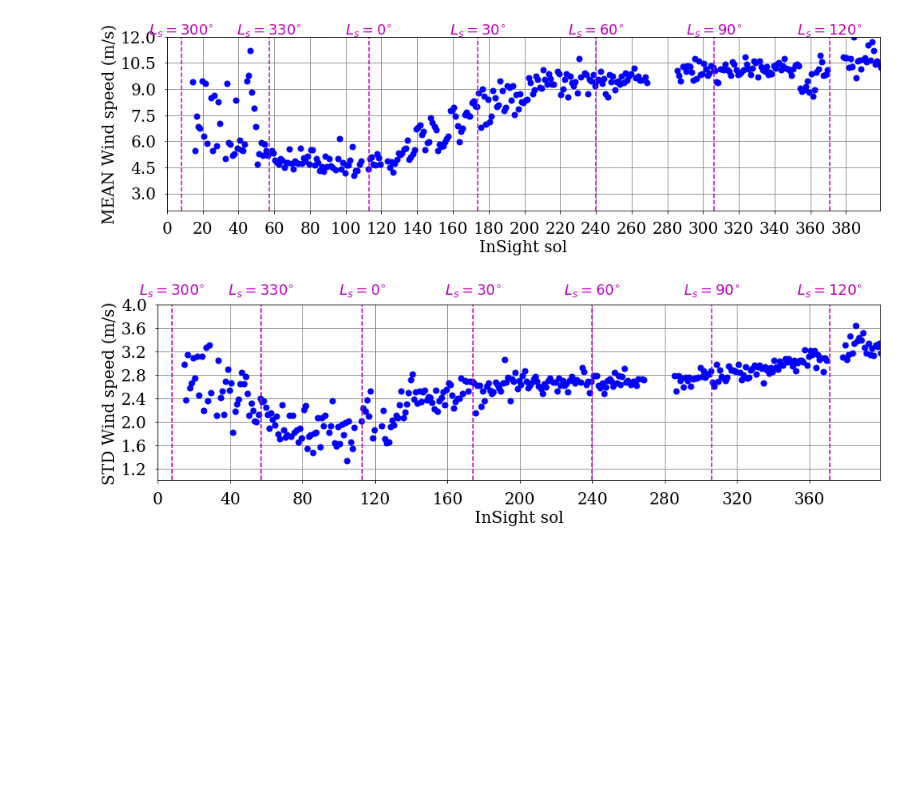
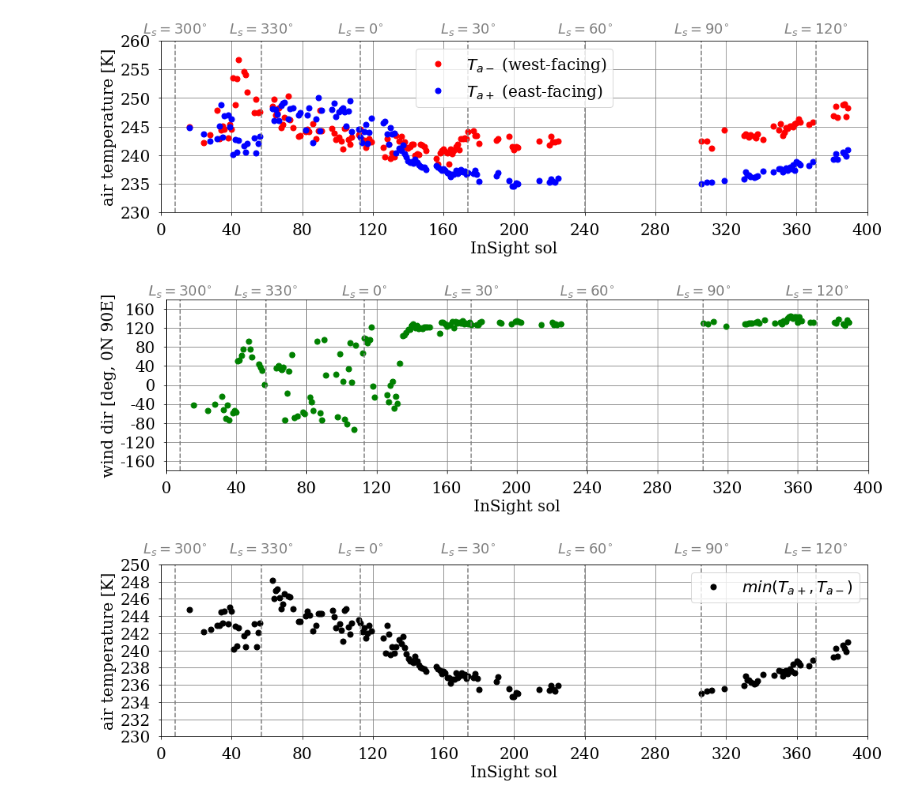
Before and after one commit to aymeric-spiga/insight-PBL-JGRplanets, a Jupyter notebook: seasonal/seasonal.ipynb, the cells around one changed output. Saved outputs shown, nothing was run; the diff lists cells and outputs as text; code cells hidden in the pictures; blank space fills up the shorter version.

```diff
--- a/seasonal/seasonal.ipynb
+++ b/seasonal/seasonal.ipynb
@@ -32,14 +19,0 @@ mat,matx = apss_lib.multisol(pds=True,solini=solini,solsol=solsol,code="MAT",tti
-# %%
-hws,hwsx = apss_lib.multisol(pds=True,solini=solini,solsol=solsol,code="HWS",ttinter=ttinter,\
-                        timetype="LTST",\
-                        compute="mean",ymin=2,ymax=12,\
-                        addls=True,addlspos=1.03,\
-                        fmt="%.1f",marker="o",nxticks=20,facselec=0.95)
-hwsstd,hwsstdx = apss_lib.multisol(pds=True,solini=solini,solsol=solsol,code="HWS",ttinter=ttinter,\
-                        timetype="LTST",\
-                        compute="std",ymin=1,ymax=4,\
-                        addls=True,addlspos=1.06,\
-                        fmt="%.1f",marker="o",nxticks=11,facselec=0.95)
-# %% [output]
-[figure, removed]
-[figure, removed]
@@ -88 +89,56 @@ for sol in sols:
+# %%
+fig = ppplot.figuref(x=16,y=4)
+pl = ppplot.plot1d(fig=fig)
+pl.linestyle = ""
+pl.marker = "o"
+pl.ylabel = "air temperature [K]"
+pl.xlabel = "InSight sol"
+pl.xmin = solini
+pl.xmax = solini+solsol
+pl.ymin = 230
+pl.ymax = 260
+pl.nyticks = 6 #12
+pl.f, pl.x = dat_m, dasol ; pl.color = "r" ; pl.legend = "$T_{a-}$ (west-facing)" ; pl.make()
+pl.f, pl.x = dat_p, dasol ; pl.color = "b" ; pl.legend = "$T_{a+}$ (east-facing)" ; pl.make()
+#pl.f, pl.x = mat, matx ; pl.color = "r" ; pl.legend = "$T_{a-}$ (west-facing)" ; pl.make()
+#pl.f, pl.x = pat, patx ; pl.color = "b" ; pl.legend = "$T_{a+}$ (east-facing)" ; pl.make()
+apss_lib.axisls(pl,addlspos=1.007,col="grey")
+ppplot.save(mode="pdf",filename="paper_TATM")
+
+fig = ppplot.figuref(x=16,y=4)
+pl = ppplot.plot1d(fig=fig)
+pl.color = "m"
+pl.linestyle = ""
+pl.marker = "o"
+pl.ylabel = "wind dir [deg, 0N 90E]"
+pl.xlabel = "InSight sol"
+pl.xmin = solini
+pl.xmax = solini+solsol
+pl.ymin = -180
+pl.ymax = +180
+pl.nyticks = 9
+pl.f, pl.x = dahwd,dasol ; pl.color = "g" ; pl.make()
+#pl.f, pl.x = hwd,hwdx
+apss_lib.axisls(pl,addlspos=1.08,col="grey")
+ppplot.save(mode="pdf",filename="paper_HWD")
+
+fig = ppplot.figuref(x=16,y=4)
+pl = ppplot.plot1d(fig=fig)
+pl.linestyle = ""
+pl.marker = "o"
+pl.ylabel = "air temperature [K]"
+pl.xlabel = "InSight sol"
+pl.xmin = solini
+pl.xmax = solini+solsol
+pl.ymin = 230
+pl.ymax = 250
+pl.nyticks = 10
+pl.f, pl.x = dat_a, dasol ; pl.color = "k" ; pl.legend = "$min(T_{a+},T_{a-})$" ; pl.make()
+#pl.f, pl.x = temp, matx
+apss_lib.axisls(pl,addlspos=1.007,col="grey")
+ppplot.save(mode="pdf",filename="paper_TATMmin")
+# %% [output]
+[figure, added]
+[figure, added]
+[figure, added]
 # %%
```
Also changed, not shown: parts of 14 cells of this notebook, 1 other file.
